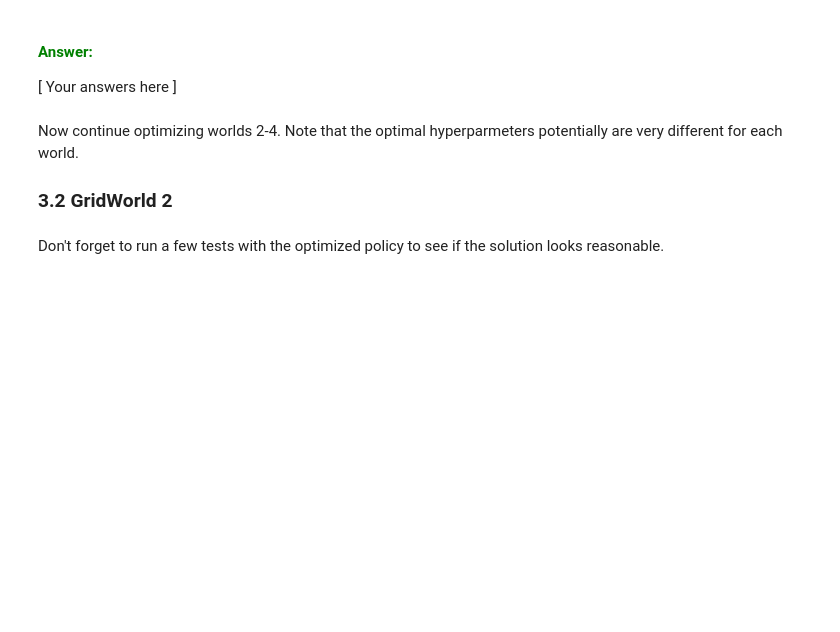
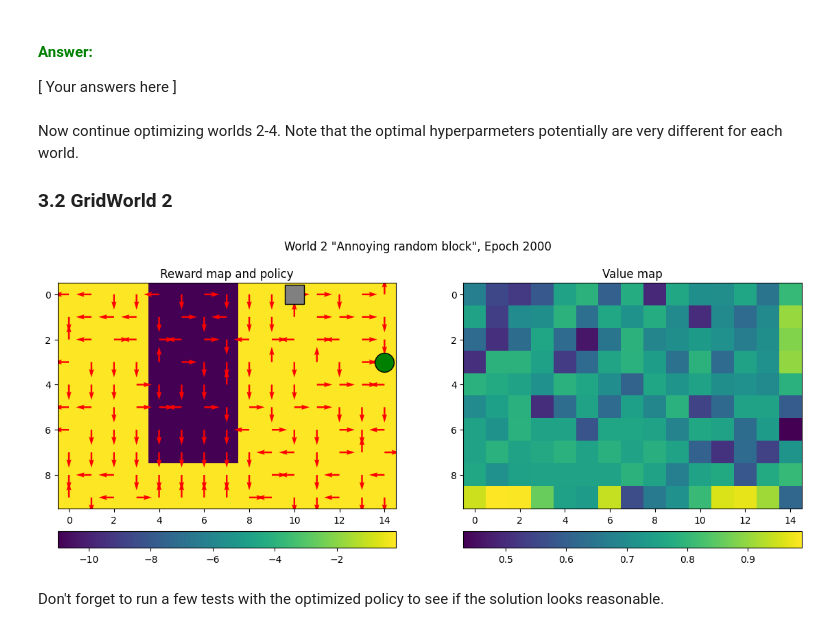
Before and after one commit to marijnkj/-D-NN, a Jupyter notebook: A4_Reinforcement/QLearning.ipynb, the cells around one changed output. Cells and saved outputs as stored; diff of their text form; code cells hidden in the pictures; blank space fills up the shorter version.

```diff
--- a/A4_Reinforcement/QLearning.ipynb
+++ b/A4_Reinforcement/QLearning.ipynb
@@ -247,13 +295,16 @@ Now continue optimizing worlds 2-4. Note that the optimal hyperparmeters potenti
 # %%
 W2 = GridWorld(2)
 
 # --------------------------------------------
 # === Your code here =========================
 # --------------------------------------------
 
-Q2 = QLearning(W2, params={"LR": ???, "Gamma": ???, "Eps": ???, "Epochs": ???, "MaxSteps": 200, "DrawInterval": 100})
+Q2 = QLearning(W2, params={"Alpha": 0.3, "Gamma": 0.9, "ExpRate": 0.2, "Epochs": 2000, "MaxSteps": 200, "DrawInterval": 100})
+
 
 # ============================================
+# %% [output]
+[figure, added]
 # %% [markdown]
 Don't forget to run a few tests with the optimized policy to see if the solution looks reasonable.
 # %%
```
Also changed, not shown: parts of 10 cells of this notebook.
